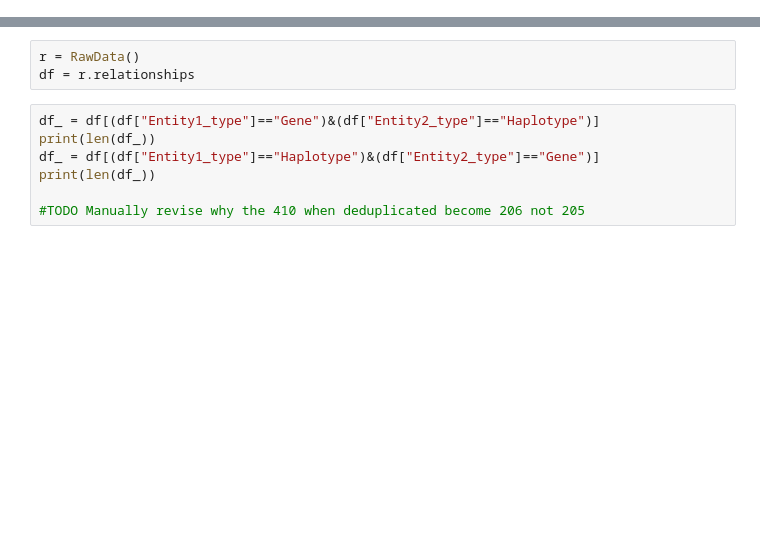
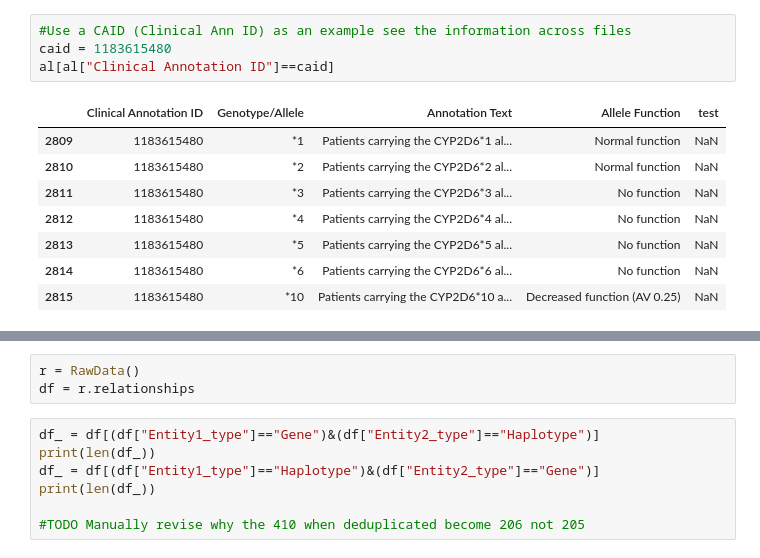
Before and after one commit to ersilia-os/pharmacogx-embeddings, a Jupyter notebook: notebooks/01_PharmGKB_DataExploration.ipynb, the cells around one changed output, grey strips where cells are left out. Saved outputs shown, nothing was run; the diff lists cells and outputs as text; blank space fills up the shorter version.

```diff
--- a/notebooks/01_PharmGKB_DataExploration.ipynb
+++ b/notebooks/01_PharmGKB_DataExploration.ipynb
@@ -11,0 +207,13 @@ processed_path = os.path.join(data_path, "pharmgkb_processed")
+# %%
+#Use a CAID (Clinical Ann ID) as an example see the information across files
+caid = 1183615480
+al[al["Clinical Annotation ID"]==caid]
+# %% [output]
+|  | Clinical Annotation ID | Genotype/Allele | Annotation Text | Allele Function | test |
+| 2809 | 1183615480 | *1 | Patients carrying the CYP2D6*1 al... | Normal function | NaN |
+| 2810 | 1183615480 | *2 | Patients carrying the CYP2D6*2 al... | Normal function | NaN |
+| 2811 | 1183615480 | *3 | Patients carrying the CYP2D6*3 al... | No function | NaN |
+| 2812 | 1183615480 | *4 | Patients carrying the CYP2D6*4 al... | No function | NaN |
+| 2813 | 1183615480 | *5 | Patients carrying the CYP2D6*5 al... | No function | NaN |
+| 2814 | 1183615480 | *6 | Patients carrying the CYP2D6*6 al... | No function | NaN |
+| 2815 | 1183615480 | *10 | Patients carrying the CYP2D6*10 a... | Decreased function (AV 0.25) | NaN |
```
Also changed, not shown: parts of 33 cells of this notebook, 9 other files.
